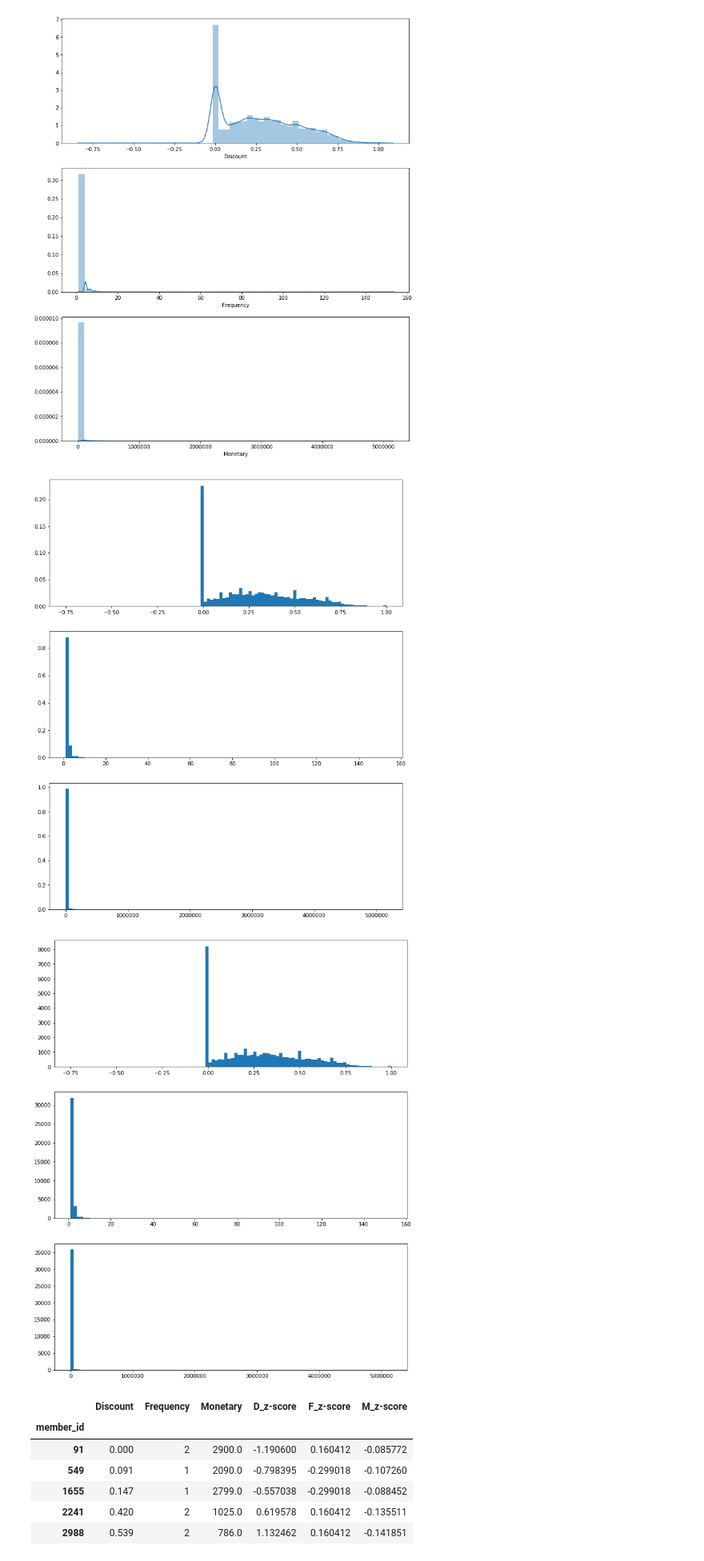
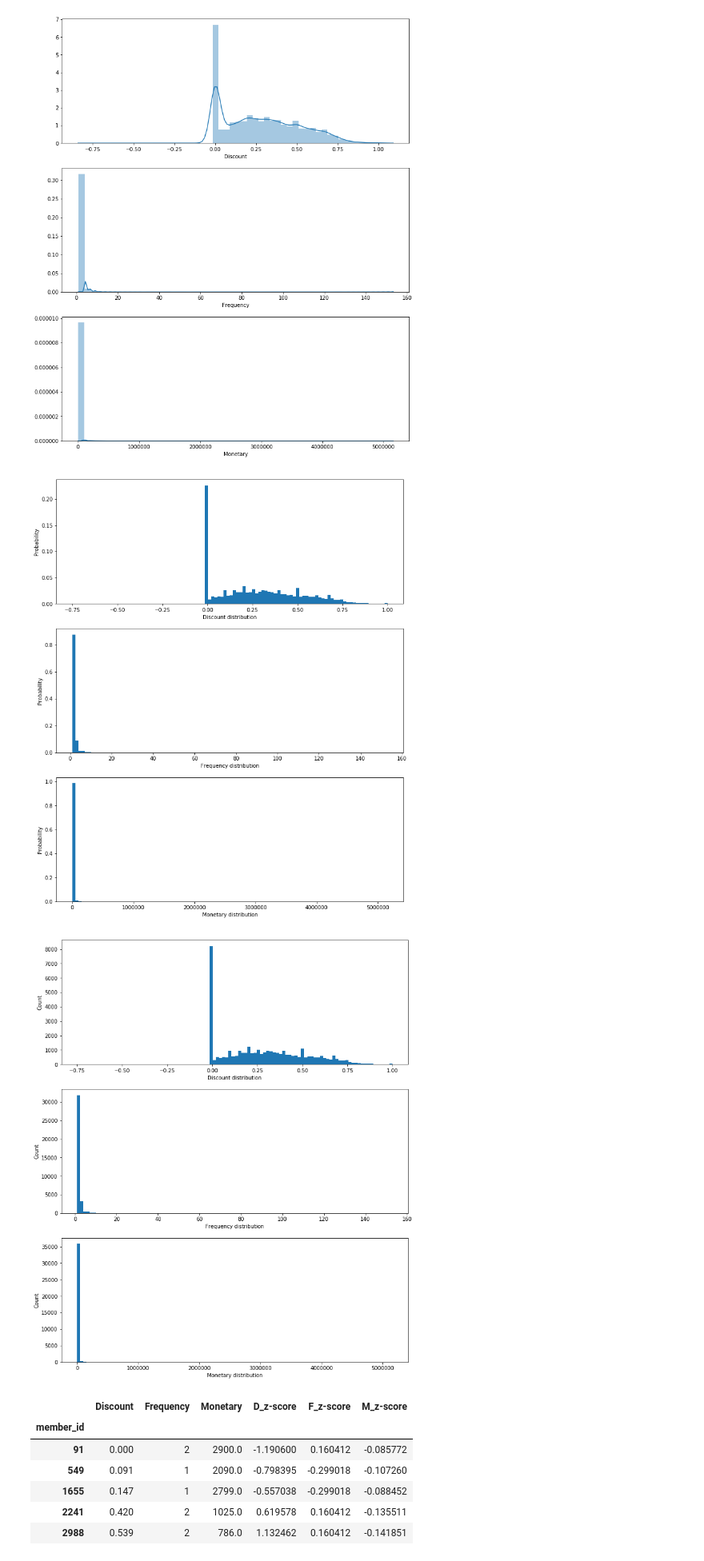
Before and after one commit to Ken0327/DataInnovation, a Jupyter notebook: DFM_Model-z_score_pchome.ipynb, the cells around one changed output. Shown at 80% size. Drawn from its saved outputs; the diff is of its cells as text; code cells hidden in the pictures.

Commit message:
Label plot distribution in DFM model

```diff
--- a/DFM_Model-z_score_pchome.ipynb
+++ b/DFM_Model-z_score_pchome.ipynb
@@ -121,41 +121,53 @@ plt.figure(figsize=(12,15))
 # Plot distribution of D
 plt.subplot(3, 1, 1);
 weights = np.ones_like(np.array(df_DFM['Discount']))/float(len(np.array(df_DFM['Discount'])))
+plt.xlabel('Discount distribution')
+plt.ylabel('Probability')
 plt.hist(df_DFM['Discount'], weights=weights, bins=100)
 # Plot distribution of F
 plt.subplot(3, 1, 2);
 weights = np.ones_like(np.array(df_DFM['Frequency']))/float(len(np.array(df_DFM['Frequency'])))
+plt.xlabel('Frequency distribution')
+plt.ylabel('Probability')
 plt.hist(df_DFM['Frequency'], weights=weights, bins=100)
 # Plot distribution of M
 plt.subplot(3, 1, 3);
 weights = np.ones_like(np.array(df_DFM['Monetary']))/float(len(np.array(df_DFM['Monetary'])))
+plt.xlabel('Monetary distribution')
+plt.ylabel('Probability')
 plt.hist(df_DFM['Monetary'], weights=weights, bins=100)
 # Show the plot
 plt.show()
 # %% [output]
-[figure, old version]
+[figure, new version]
 # %%
 # Plot DFM distributions for count
 
 # y-asix is count
 
 plt.figure(figsize=(12,15))
 # Plot distribution of D
 plt.subplot(3, 1, 1);
 weights = np.ones_like(np.array(df_DFM['Discount']))
+plt.xlabel('Discount distribution')
+plt.ylabel('Count')
 plt.hist(df_DFM['Discount'], weights=weights, bins=100)
 # Plot distribution of F
 plt.subplot(3, 1, 2);
 weights = np.ones_like(np.array(df_DFM['Frequency']))
+plt.xlabel('Frequency distribution')
+plt.ylabel('Count')
 plt.hist(df_DFM['Frequency'], weights=weights, bins=100)
 # Plot distribution of M
 plt.subplot(3, 1, 3);
 weights = np.ones_like(np.array(df_DFM['Monetary']))
+plt.xlabel('Monetary distribution')
+plt.ylabel('Count')
 plt.hist(df_DFM['Monetary'], weights=weights, bins=100)
 # Show the plot
 plt.show()
 # %% [output]
-[figure, old version]
+[figure, new version]
 # %%
 # Calculate z score
 
```
